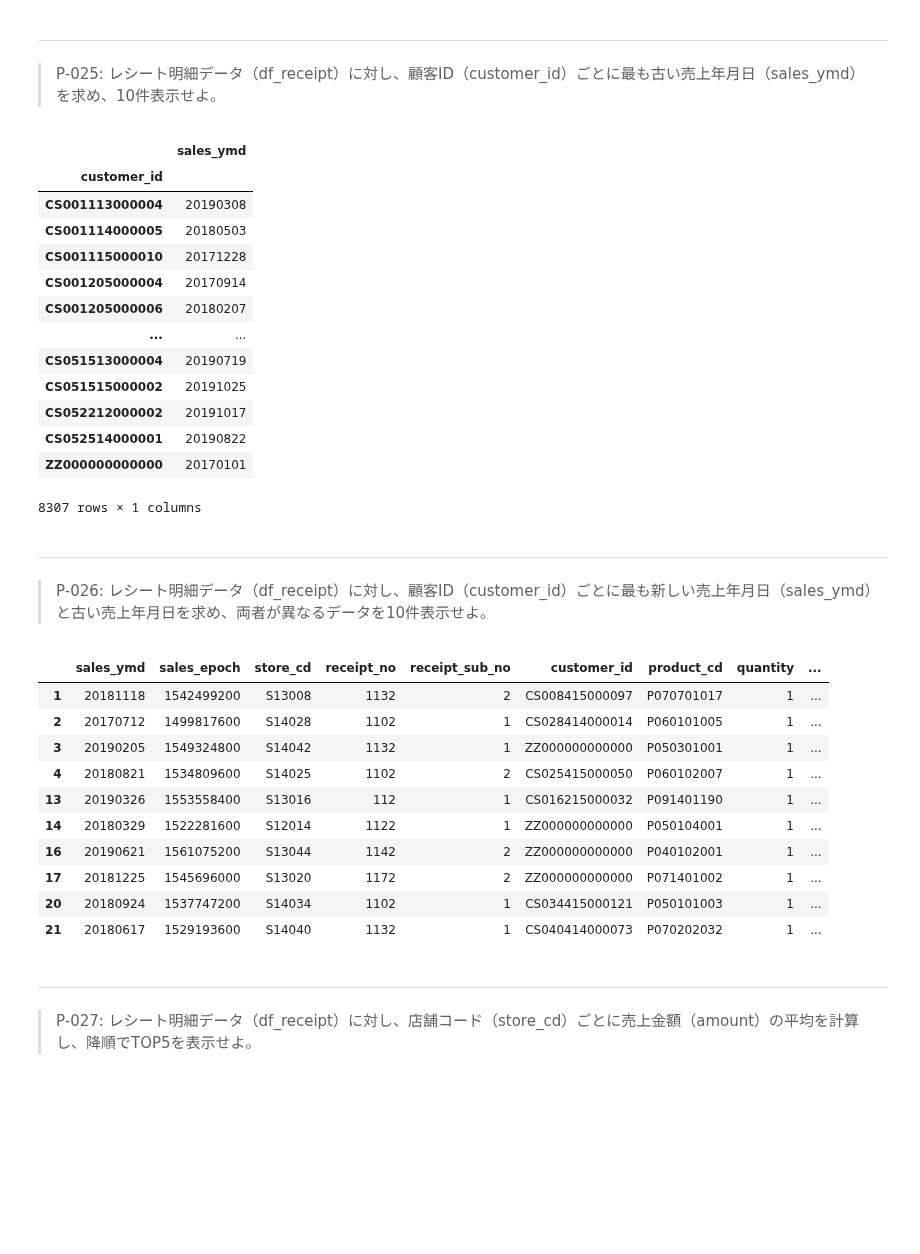
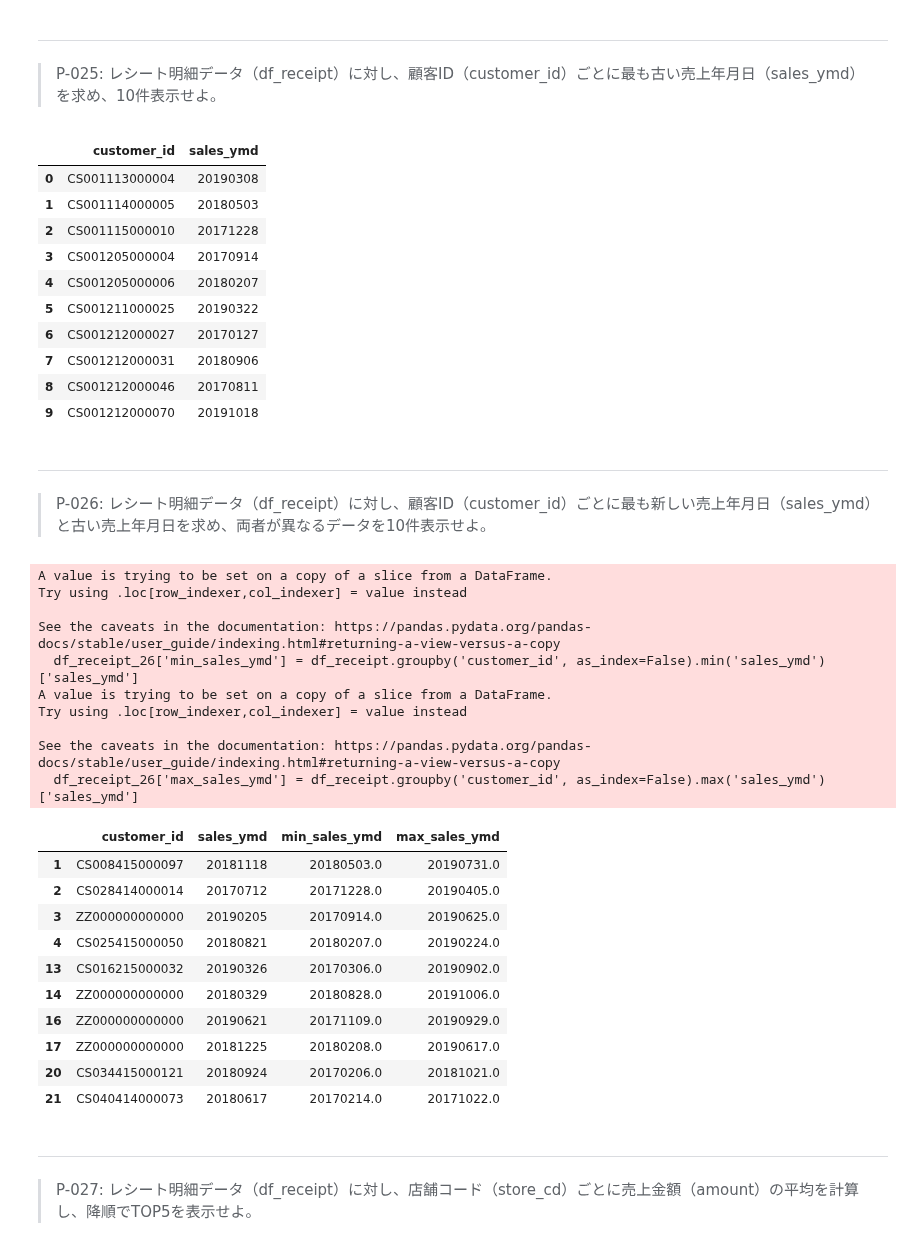
Before and after one commit to takunton/ds, a Jupyter notebook: work/ds_100/preprocess_knock_Python_Colab.ipynb, the cells around one changed output. Saved outputs shown, nothing was run; the diff lists cells and outputs as text; code cells hidden in the pictures; blank space fills up the shorter version.

```diff
--- a/work/ds_100/preprocess_knock_Python_Colab.ipynb
+++ b/work/ds_100/preprocess_knock_Python_Colab.ipynb
@@ -499,42 +495,49 @@ df_receipt[['customer_id', 'sales_ymd']].groupby('customer_id').max('sales_ymd')
 ---
 > P-025: レシート明細データ（df_receipt）に対し、顧客ID（customer_id）ごとに最も古い売上年月日（sales_ymd）を求め、10件表示せよ。
 # %%
-df_receipt[['customer_id', 'sales_ymd']].groupby('customer_id').min('sales_ymd')
+df_receipt[['customer_id', 'sales_ymd']].groupby('customer_id', as_index=False).min('sales_ymd').head(10)
 # %% [output]
-|  | sales_ymd |
-| customer_id |  |
-| CS001113000004 | 20190308 |
-| CS001114000005 | 20180503 |
-| CS001115000010 | 20171228 |
-| CS001205000004 | 20170914 |
-| CS001205000006 | 20180207 |
-| ... | ... |
-| CS051513000004 | 20190719 |
-| CS051515000002 | 20191025 |
-| CS052212000002 | 20191017 |
-| CS052514000001 | 20190822 |
-| ZZ000000000000 | 20170101 |
+|  | customer_id | sales_ymd |
+| 0 | CS001113000004 | 20190308 |
+| 1 | CS001114000005 | 20180503 |
+| 2 | CS001115000010 | 20171228 |
+| 3 | CS001205000004 | 20170914 |
+| 4 | CS001205000006 | 20180207 |
+| 5 | CS001211000025 | 20190322 |
+| 6 | CS001212000027 | 20170127 |
+| 7 | CS001212000031 | 20180906 |
+| 8 | CS001212000046 | 20170811 |
+| 9 | CS001212000070 | 20191018 |
-8307 rows × 1 columns
 # %% [markdown]
 ---
 > P-026: レシート明細データ（df_receipt）に対し、顧客ID（customer_id）ごとに最も新しい売上年月日（sales_ymd）と古い売上年月日を求め、両者が異なるデータを10件表示せよ。
 # %%
-df_receipt_26 = df_receipt
+df_receipt_26 = df_receipt[['customer_id', 'sales_ymd']]
 df_receipt_26['min_sales_ymd'] = df_receipt.groupby('customer_id', as_index=False).min('sales_ymd')['sales_ymd']
 df_receipt_26['max_sales_ymd'] = df_receipt.groupby('customer_id', as_index=False).max('sales_ymd')['sales_ymd']
 df_receipt_26[df_receipt_26['min_sales_ymd'] != df_receipt_26['max_sales_ymd']].head(10)
 # %% [output]
+A value is trying to be set on a copy of a slice from a DataFrame.
+Try using .loc[row_indexer,col_indexer] = value instead
+
+See the caveats in the documentation: https://pandas.pydata.org/pandas-docs/stable/user_guide/indexing.html#returning-a-view-versus-a-copy
+  df_receipt_26['min_sales_ymd'] = df_receipt.groupby('customer_id', as_index=False).min('sales_ymd')['sales_ymd']
+A value is trying to be set on a copy of a slice from a DataFrame.
+Try using .loc[row_indexer,col_indexer] = value instead
+
+See the caveats in the documentation: https://pandas.pydata.org/pandas-docs/stable/user_guide/indexing.html#returning-a-view-versus-a-copy
+  df_receipt_26['max_sales_ymd'] = df_receipt.groupby('customer_id', as_index=False).max('sales_ymd')['sales_ymd']
-|  | sales_ymd | sales_epoch | store_cd | receipt_no | receipt_sub_no | customer_id | product_cd | quantity | ... |
-| 1 | 20181118 | 1542499200 | S13008 | 1132 | 2 | CS008415000097 | P070701017 | 1 | ... |
-| 2 | 20170712 | 1499817600 | S14028 | 1102 | 1 | CS028414000014 | P060101005 | 1 | ... |
-| 3 | 20190205 | 1549324800 | S14042 | 1132 | 1 | ZZ000000000000 | P050301001 | 1 | ... |
-| 4 | 20180821 | 1534809600 | S14025 | 1102 | 2 | CS025415000050 | P060102007 | 1 | ... |
-| 13 | 20190326 | 1553558400 | S13016 | 112 | 1 | CS016215000032 | P091401190 | 1 | ... |
-| 14 | 20180329 | 1522281600 | S12014 | 1122 | 1 | ZZ000000000000 | P050104001 | 1 | ... |
-| 16 | 20190621 | 1561075200 | S13044 | 1142 | 2 | ZZ000000000000 | P040102001 | 1 | ... |
-| 17 | 20181225 | 1545696000 | S13020 | 1172 | 2 | ZZ000000000000 | P071401002 | 1 | ... |
-| 20 | 20180924 | 1537747200 | S14034 | 1102 | 1 | CS034415000121 | P050101003 | 1 | ... |
-| 21 | 20180617 | 1529193600 | S14040 | 1132 | 1 | CS040414000073 | P070202032 | 1 | ... |
+|  | customer_id | sales_ymd | min_sales_ymd | max_sales_ymd |
+| 1 | CS008415000097 | 20181118 | 20180503.0 | 20190731.0 |
+| 2 | CS028414000014 | 20170712 | 20171228.0 | 20190405.0 |
+| 3 | ZZ000000000000 | 20190205 | 20170914.0 | 20190625.0 |
+| 4 | CS025415000050 | 20180821 | 20180207.0 | 20190224.0 |
+| 13 | CS016215000032 | 20190326 | 20170306.0 | 20190902.0 |
+| 14 | ZZ000000000000 | 20180329 | 20180828.0 | 20191006.0 |
+| 16 | ZZ000000000000 | 20190621 | 20171109.0 | 20190929.0 |
+| 17 | ZZ000000000000 | 20181225 | 20180208.0 | 20190617.0 |
+| 20 | CS034415000121 | 20180924 | 20170206.0 | 20181021.0 |
+| 21 | CS040414000073 | 20180617 | 20170214.0 | 20171022.0 |
 # %% [markdown]
 ---
 > P-027: レシート明細データ（df_receipt）に対し、店舗コード（store_cd）ごとに売上金額（amount）の平均を計算し、降順でTOP5を表示せよ。
```
Also changed, not shown: parts of 9 cells of this notebook.
